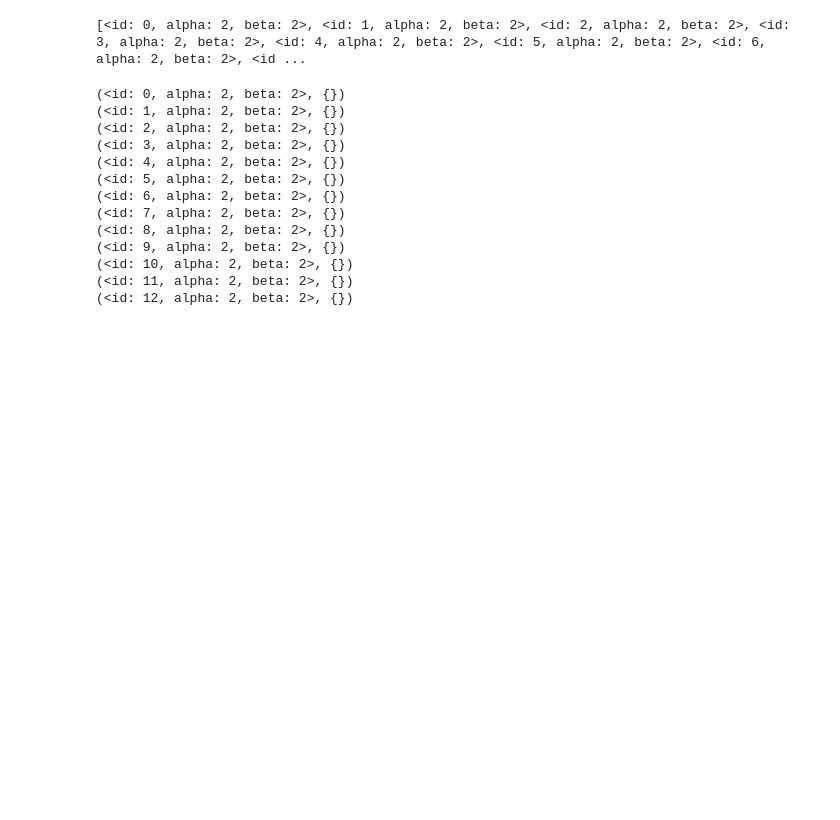
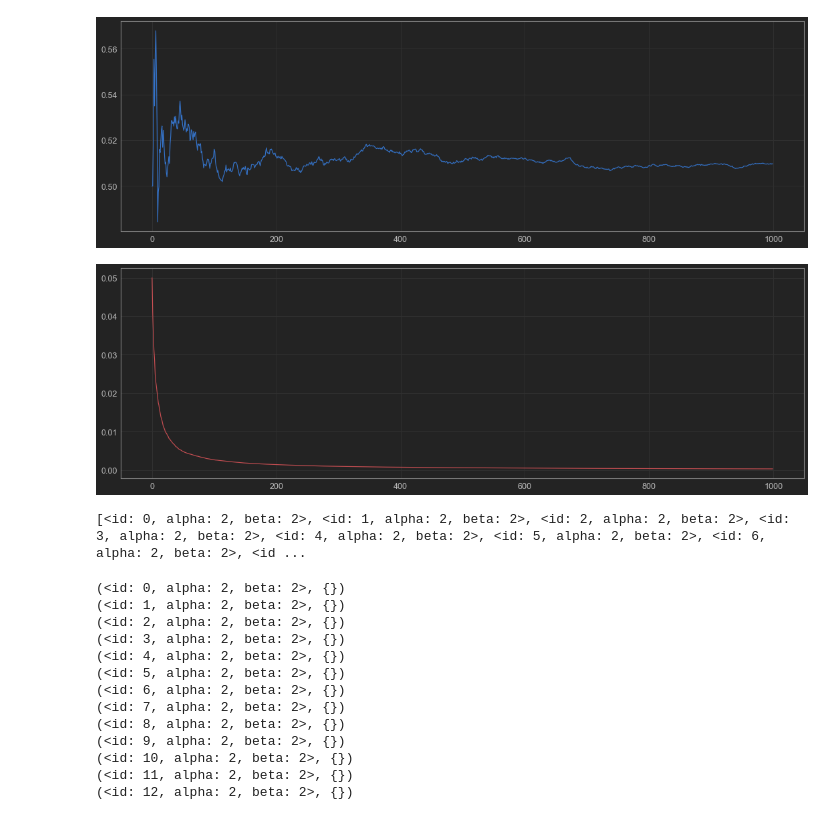
Before and after one commit to mrdevlar/network_choice, a Jupyter notebook: Simulation.ipynb, the cells around one changed output. Saved outputs shown, nothing was run; the diff lists cells and outputs as text; code cells hidden in the pictures; blank space fills up the shorter version.

Commit message:
added draw history

```diff
--- a/Simulation.ipynb
+++ b/Simulation.ipynb
@@ -155,3 +155,8 @@ len(sim.avg_mode)
+# %%
+sim.draw_history()
+# %% [output]
+[figure, added]
+[figure, added]
 # %%
 nodes = [u for (u,d) in sim.graph.nodes(data=True)]
 print(nodes)
```
Also changed, not shown: parts of 5 cells of this notebook.
